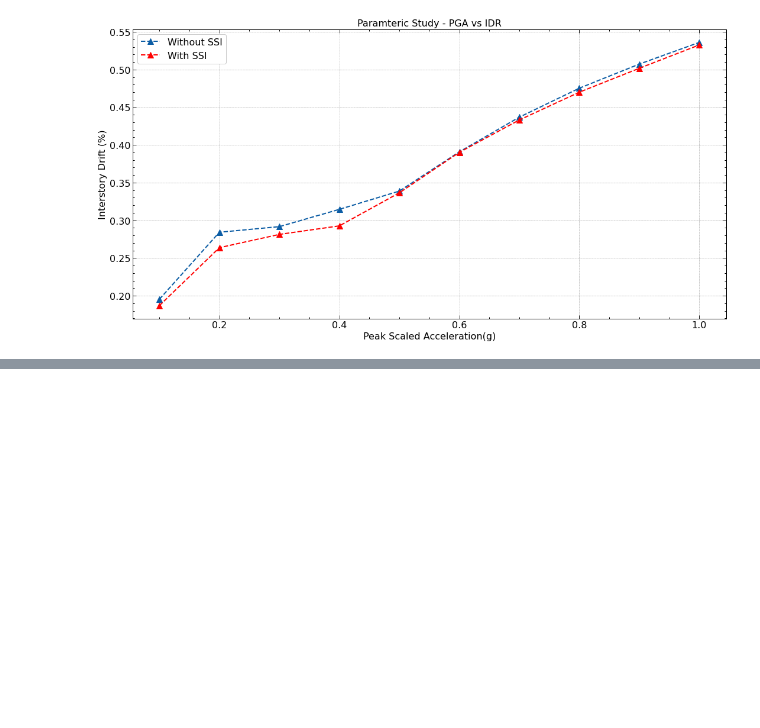
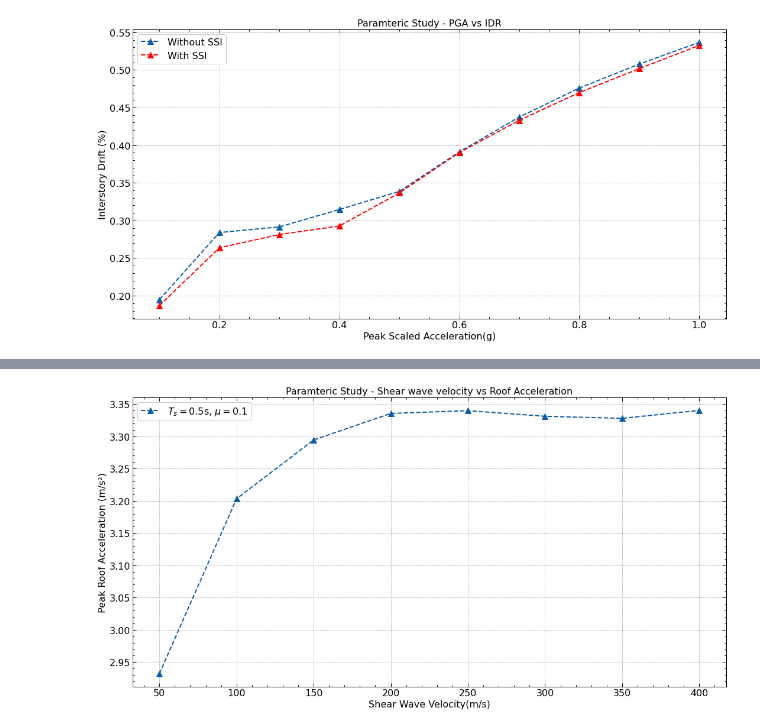
Before and after one commit to nkalauni/low-cost-base-isolation, a Jupyter notebook: direct_method.ipynb, the cells around one changed output, grey strips where cells are left out. Drawn from its saved outputs; the diff is of its cells as text; code cells hidden in the pictures; blank space fills up the shorter version.

```diff
--- a/direct_method.ipynb
+++ b/direct_method.ipynb
@@ -790,0 +831,11 @@ plt.show()
+# %%
+fig = plt.figure(figsize = (18,9))
+ax = fig.add_subplot(111)
+h1, = ax.plot(velocities, max_accels, '^--', ms = 10.0)
+ax.legend([h1, ], ['$T_s = 0.5$s, $\mu = 0.1$'])
+ax.set_xlabel('Shear Wave Velocity(m/s)')
+ax.set_ylabel('Peak Roof Acceleration (m/s\u00b2)')
+plt.title('Paramteric Study - Shear wave velocity vs Roof Acceleration')
+plt.show()
+# %% [output]
+[figure, added]
```
Also changed, not shown: parts of 14 cells of this notebook, 39 other files.
